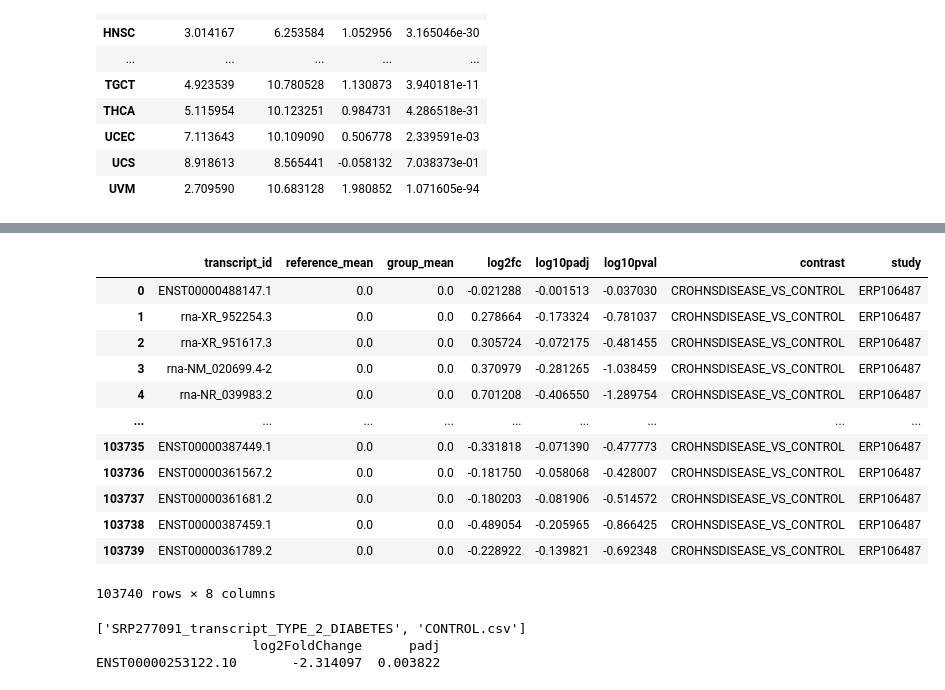
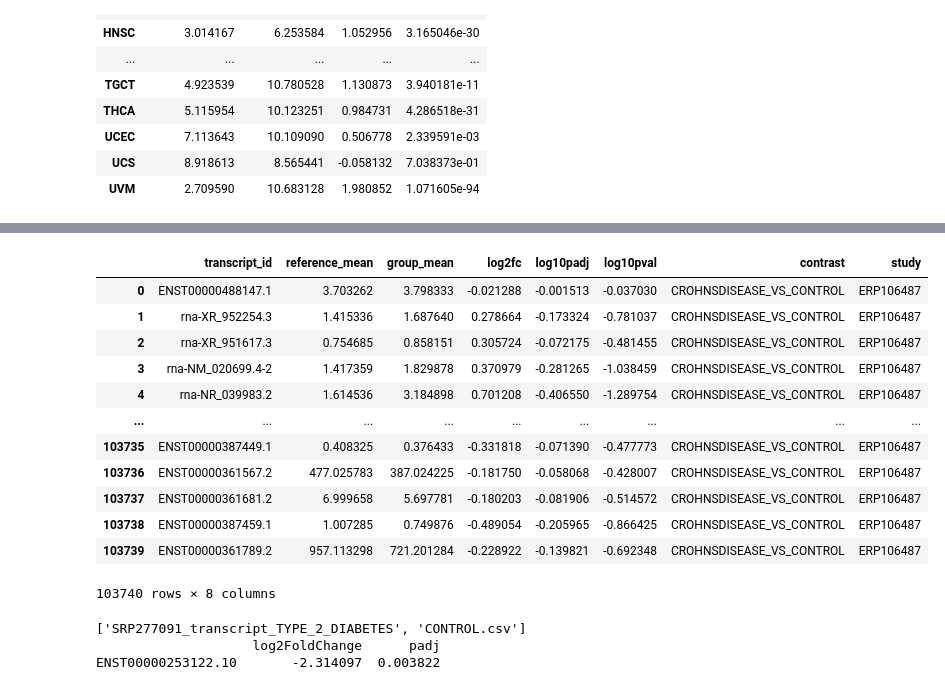
Before and after one commit to veliatx/dashboard, a Jupyter notebook: dashboard/testing.ipynb, the cells around one changed output, grey strips where cells are left out. Saved outputs shown, nothing was run; the diff lists cells and outputs as text; code cells hidden in the pictures.

```diff
--- a/dashboard/testing.ipynb
+++ b/dashboard/testing.ipynb
@@ -144,19 +173,17 @@ np.log10(0.01)
 # %%
-de_filter = session.query(TranscriptDE).filter(TranscriptDE.log10padj >= -2.).statement
-pd.read_sql(de_filter, session.bind)
 # %% [output]
 |  | transcript_id | reference_mean | group_mean | log2fc | log10padj | log10pval | contrast | study |
-| 0 | ENST00000488147.1 | 0.0 | 0.0 | -0.021288 | -0.001513 | -0.037030 | CROHNSDISEASE_VS_CONTROL | ERP106487 |
-| 1 | rna-XR_952254.3 | 0.0 | 0.0 | 0.278664 | -0.173324 | -0.781037 | CROHNSDISEASE_VS_CONTROL | ERP106487 |
-| 2 | rna-XR_951617.3 | 0.0 | 0.0 | 0.305724 | -0.072175 | -0.481455 | CROHNSDISEASE_VS_CONTROL | ERP106487 |
-| 3 | rna-NM_020699.4-2 | 0.0 | 0.0 | 0.370979 | -0.281265 | -1.038459 | CROHNSDISEASE_VS_CONTROL | ERP106487 |
-| 4 | rna-NR_039983.2 | 0.0 | 0.0 | 0.701208 | -0.406550 | -1.289754 | CROHNSDISEASE_VS_CONTROL | ERP106487 |
+| 0 | ENST00000488147.1 | 3.703262 | 3.798333 | -0.021288 | -0.001513 | -0.037030 | CROHNSDISEASE_VS_CONTROL | ERP106487 |
+| 1 | rna-XR_952254.3 | 1.415336 | 1.687640 | 0.278664 | -0.173324 | -0.781037 | CROHNSDISEASE_VS_CONTROL | ERP106487 |
+| 2 | rna-XR_951617.3 | 0.754685 | 0.858151 | 0.305724 | -0.072175 | -0.481455 | CROHNSDISEASE_VS_CONTROL | ERP106487 |
+| 3 | rna-NM_020699.4-2 | 1.417359 | 1.829878 | 0.370979 | -0.281265 | -1.038459 | CROHNSDISEASE_VS_CONTROL | ERP106487 |
+| 4 | rna-NR_039983.2 | 1.614536 | 3.184898 | 0.701208 | -0.406550 | -1.289754 | CROHNSDISEASE_VS_CONTROL | ERP106487 |
 | ... | ... | ... | ... | ... | ... | ... | ... | ... |
-| 103735 | ENST00000387449.1 | 0.0 | 0.0 | -0.331818 | -0.071390 | -0.477773 | CROHNSDISEASE_VS_CONTROL | ERP106487 |
-| 103736 | ENST00000361567.2 | 0.0 | 0.0 | -0.181750 | -0.058068 | -0.428007 | CROHNSDISEASE_VS_CONTROL | ERP106487 |
-| 103737 | ENST00000361681.2 | 0.0 | 0.0 | -0.180203 | -0.081906 | -0.514572 | CROHNSDISEASE_VS_CONTROL | ERP106487 |
-| 103738 | ENST00000387459.1 | 0.0 | 0.0 | -0.489054 | -0.205965 | -0.866425 | CROHNSDISEASE_VS_CONTROL | ERP106487 |
-| 103739 | ENST00000361789.2 | 0.0 | 0.0 | -0.228922 | -0.139821 | -0.692348 | CROHNSDISEASE_VS_CONTROL | ERP106487 |
+| 103735 | ENST00000387449.1 | 0.408325 | 0.376433 | -0.331818 | -0.071390 | -0.477773 | CROHNSDISEASE_VS_CONTROL | ERP106487 |
+| 103736 | ENST00000361567.2 | 477.025783 | 387.024225 | -0.181750 | -0.058068 | -0.428007 | CROHNSDISEASE_VS_CONTROL | ERP106487 |
+| 103737 | ENST00000361681.2 | 6.999658 | 5.697781 | -0.180203 | -0.081906 | -0.514572 | CROHNSDISEASE_VS_CONTROL | ERP106487 |
+| 103738 | ENST00000387459.1 | 1.007285 | 0.749876 | -0.489054 | -0.205965 | -0.866425 | CROHNSDISEASE_VS_CONTROL | ERP106487 |
+| 103739 | ENST00000361789.2 | 957.113298 | 721.201284 | -0.228922 | -0.139821 | -0.692348 | CROHNSDISEASE_VS_CONTROL | ERP106487 |
 103740 rows × 8 columns
 # %%
 
```
Also changed, not shown: parts of 9 cells of this notebook, 5 other files.
